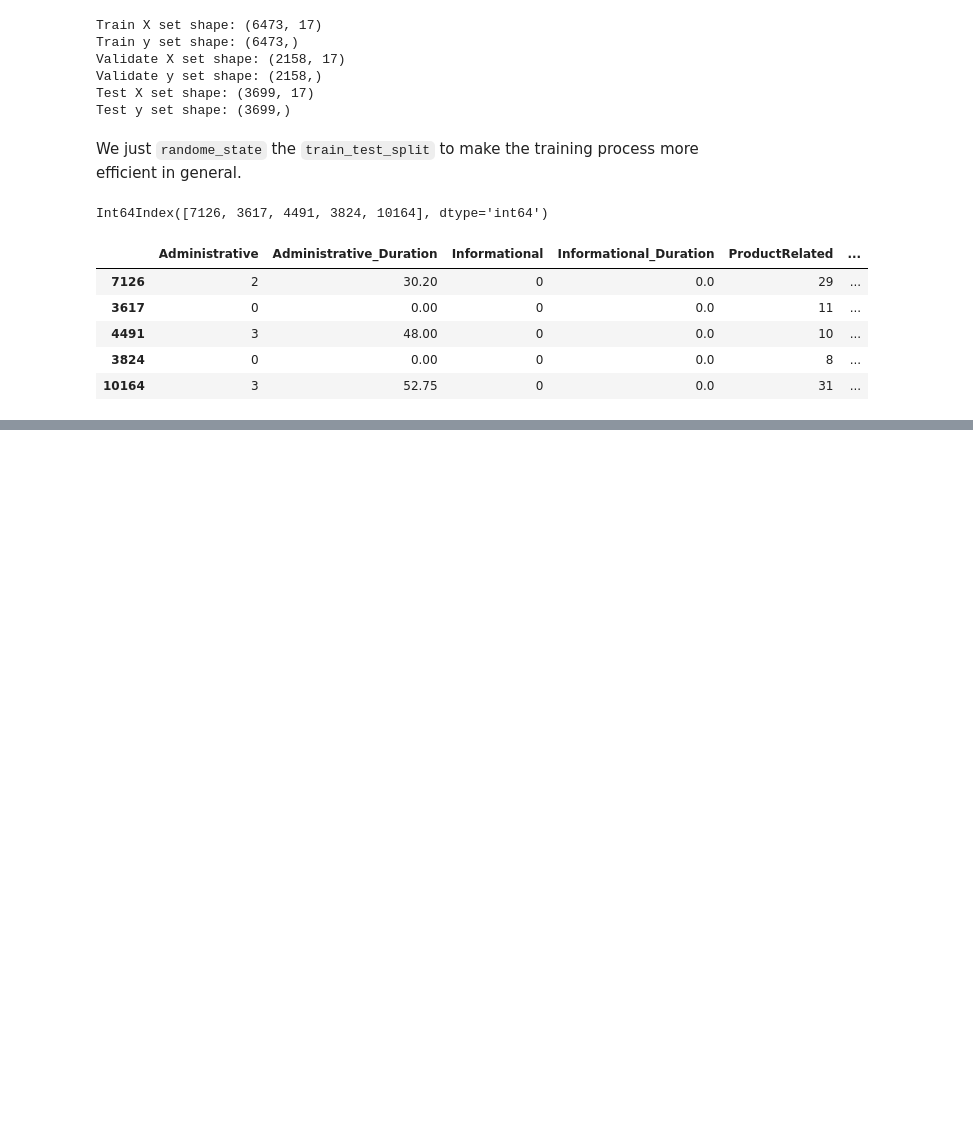
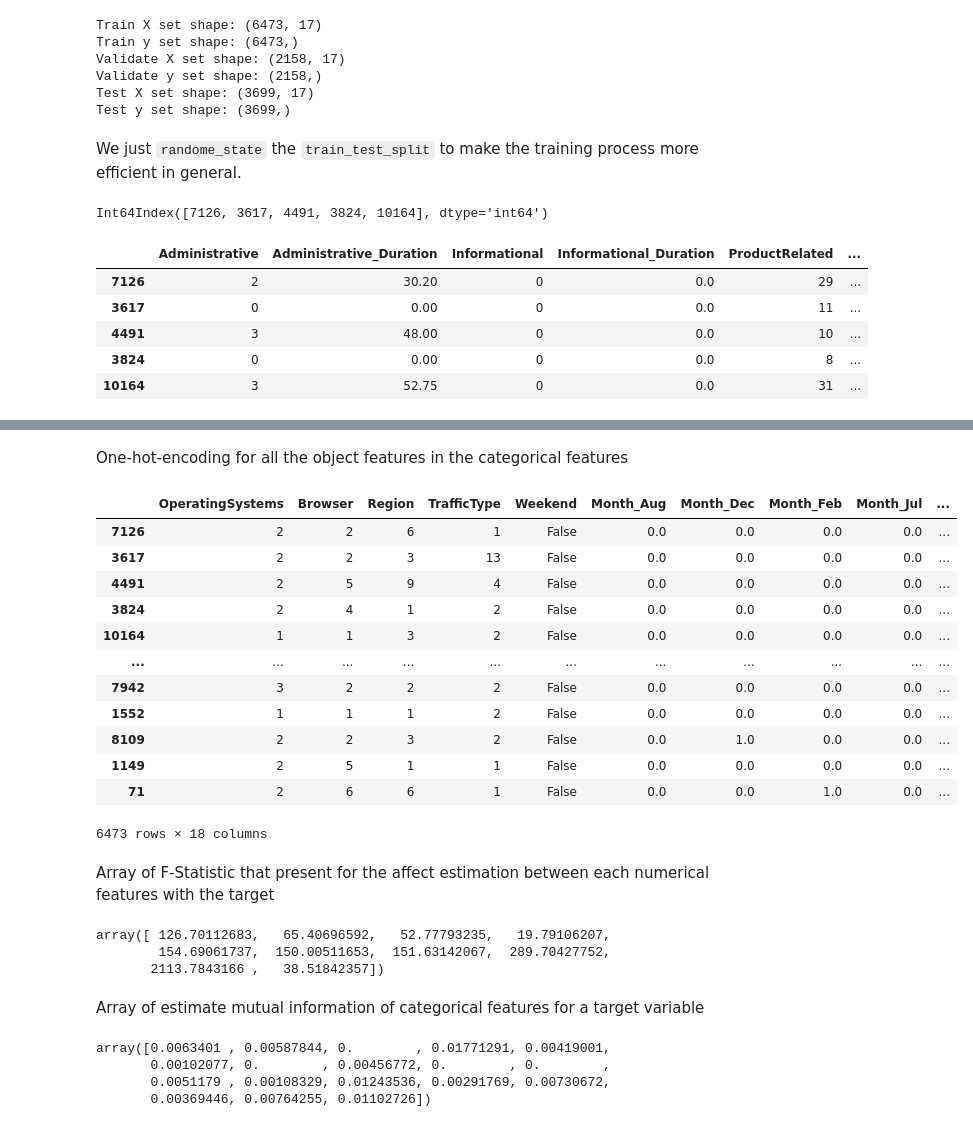
Before and after one commit to camphong24032002/Assignment3-PDS, a Jupyter notebook: Assigment3RMIT.ipynb, the cells around one changed output, grey strips where cells are left out. Cells and saved outputs as stored; diff of their text form; code cells hidden in the pictures; blank space fills up the shorter version.

Commit message:
OneHotEncoding and Feature Engineering

```diff
--- a/Assigment3RMIT.ipynb
+++ b/Assigment3RMIT.ipynb
@@ -166,0 +176,52 @@ preprocess_train_X
+# %%
+class OneHotEncoding:
+    def __init__(self, columns, handle_unknown_type='ignore', isSparse=False):
+        self.model = OneHotEncoder(handle_unknown=handle_unknown_type, sparse=isSparse)
+        self.columns = columns
+    def fit_transform(self, df, visualize=False):
+        for col in self.columns:
+            self.matrix = self.model.fit_transform(df[[col]])  # get a matrix of new features and values
+            names = self.model.get_feature_names_out()  # get names for these features
+            df_oh = pd.DataFrame(data=self.matrix, columns=names, index=df.index)
+            if visualize: display(df_oh.plot.hist())
+            df = pd.concat([df, df_oh], axis=1)
+            df.drop(col, axis=1, inplace=True)
+        return df
+# %% [markdown]
+One-hot-encoding for all the object features in the categorical features
+# %%
+cate_df = train_X_df.drop(nume_cols, axis=1)
+onehotencoder = OneHotEncoding(cate_df.select_dtypes("object").columns, handle_unknown_type='ignore', isSparse=False)
+cate_ohc_df = onehotencoder.fit_transform(cate_df)
+cate_ohc_df
+# %% [output]
+|  | OperatingSystems | Browser | Region | TrafficType | Weekend | Month_Aug | Month_Dec | Month_Feb | Month_Jul | ... |
+| 7126 | 2 | 2 | 6 | 1 | False | 0.0 | 0.0 | 0.0 | 0.0 | ... |
+| 3617 | 2 | 2 | 3 | 13 | False | 0.0 | 0.0 | 0.0 | 0.0 | ... |
+| 4491 | 2 | 5 | 9 | 4 | False | 0.0 | 0.0 | 0.0 | 0.0 | ... |
+| 3824 | 2 | 4 | 1 | 2 | False | 0.0 | 0.0 | 0.0 | 0.0 | ... |
+| 10164 | 1 | 1 | 3 | 2 | False | 0.0 | 0.0 | 0.0 | 0.0 | ... |
+| ... | ... | ... | ... | ... | ... | ... | ... | ... | ... | ... |
+| 7942 | 3 | 2 | 2 | 2 | False | 0.0 | 0.0 | 0.0 | 0.0 | ... |
+| 1552 | 1 | 1 | 1 | 2 | False | 0.0 | 0.0 | 0.0 | 0.0 | ... |
+| 8109 | 2 | 2 | 3 | 2 | False | 0.0 | 1.0 | 0.0 | 0.0 | ... |
+| 1149 | 2 | 5 | 1 | 1 | False | 0.0 | 0.0 | 0.0 | 0.0 | ... |
+| 71 | 2 | 6 | 6 | 1 | False | 0.0 | 0.0 | 1.0 | 0.0 | ... |
+6473 rows × 18 columns
+# %% [markdown]
+Array of F-Statistic that present for the affect estimation between each numerical features with the target
+# %%
+f_regression(train_X_df.drop(cate_cols, axis=1), train_y_sr)[0]
+# %% [output]
+array([ 126.70112683,   65.40696592,   52.77793235,   19.79106207,
+        154.69061737,  150.00511653,  151.63142067,  289.70427752,
+       2113.7843166 ,   38.51842357])
+# %% [markdown]
+Array of estimate mutual information of categorical features for a target variable
+# %%
+mutual_info_classif(cate_ohc_df, train_y_sr, discrete_features='auto', n_neighbors=3, copy=True, random_state=None)
+# %% [output]
+array([0.0063401 , 0.00587844, 0.        , 0.01771291, 0.00419001,
+       0.00102077, 0.        , 0.00456772, 0.        , 0.        ,
+       0.0051179 , 0.00108329, 0.01243536, 0.00291769, 0.00730672,
+       0.00369446, 0.00764255, 0.01102726])
```
Also changed, not shown: parts of 3 cells of this notebook.
